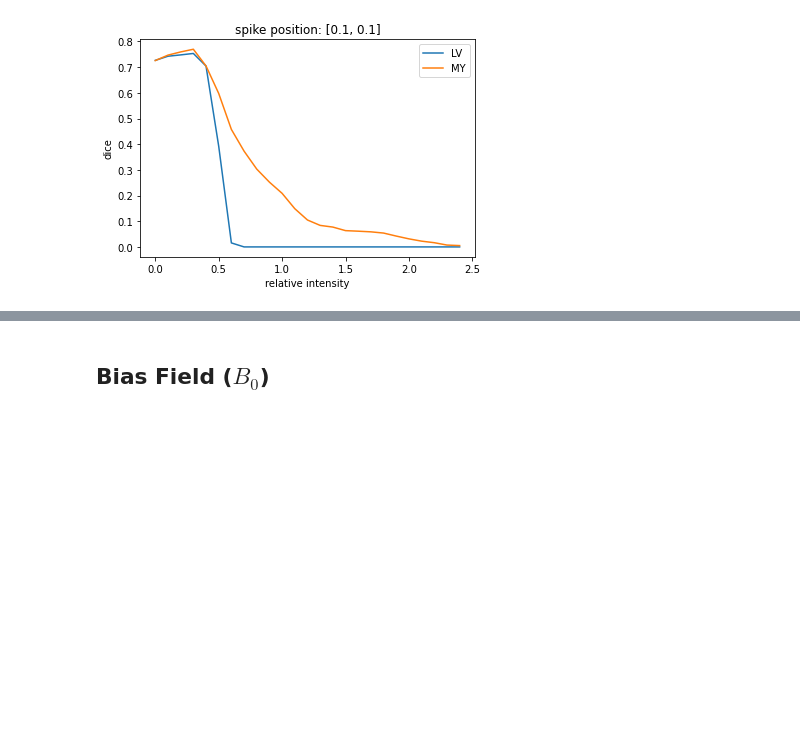
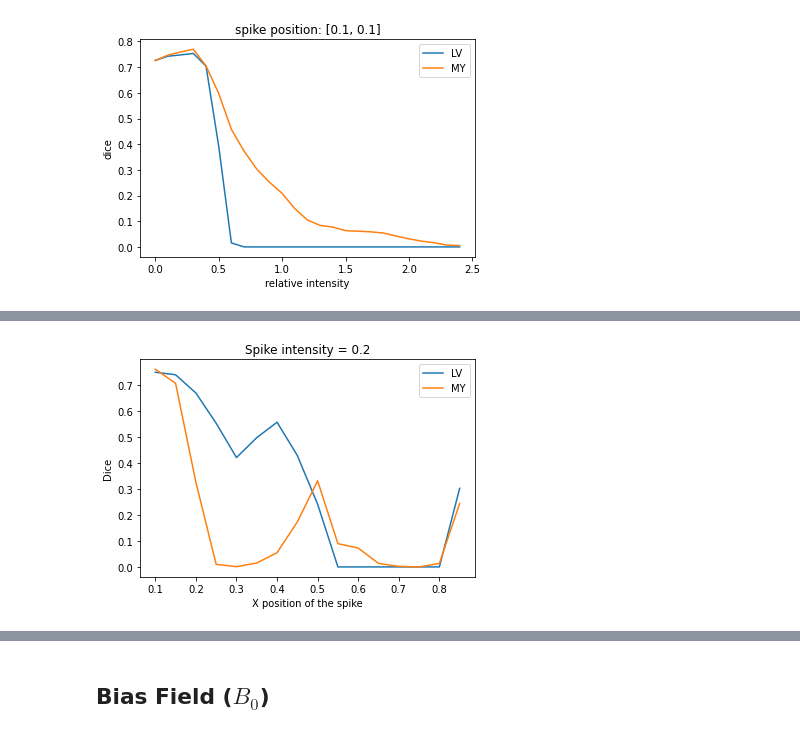
Before and after one commit to chfc-cmi/misas, a Jupyter notebook: 04_mr_artifacts.ipynb, the cells around one changed output, grey strips where cells are left out. Saved outputs shown, nothing was run; the diff lists cells and outputs as text; code cells hidden in the pictures; blank space fills up the shorter version.

```diff
--- a/04_mr_artifacts.ipynb
+++ b/04_mr_artifacts.ipynb
@@ -113,0 +143,26 @@ _ = plt.title(f'spike position: {[.1,.1]}')
+# %%
+#export
+def eval_spike_pos_series(image, mask, model, step=0.1, start=0.1, end=0.9, intensityFactor=0.1, **kwargs):
+    return eval_generic_series(
+        image,
+        mask,
+        model,
+        partial(spikePosTransform, intensityFactor=intensityFactor),
+        start=start,
+        end=end,
+        step=step,
+        mask_transform_function=None,
+        param_name="Spike X Position",
+        **kwargs
+    )
+# %%
+intensityFactor = 0.2
+results = eval_spike_pos_series(img(), trueMask(), trainedModel, step=0.05, intensityFactor=intensityFactor)
+plt.plot(results['Spike X Position'], results['c1'], label='LV')
+plt.plot(results['Spike X Position'], results['c2'], label='MY')
+plt.legend()
+plt.xlabel('X position of the spike')
+plt.ylabel('Dice')
+_ = plt.title(f'Spike intensity = {intensityFactor}')
+# %% [output]
+[figure, added]
```
Also changed, not shown: parts of 8 cells of this notebook, 12 other files.
